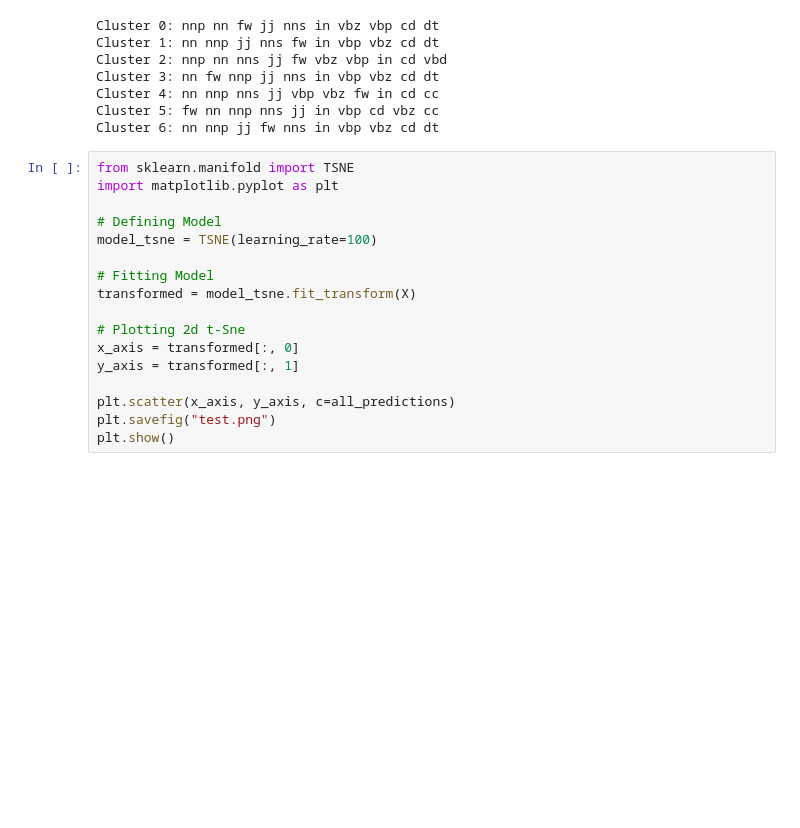
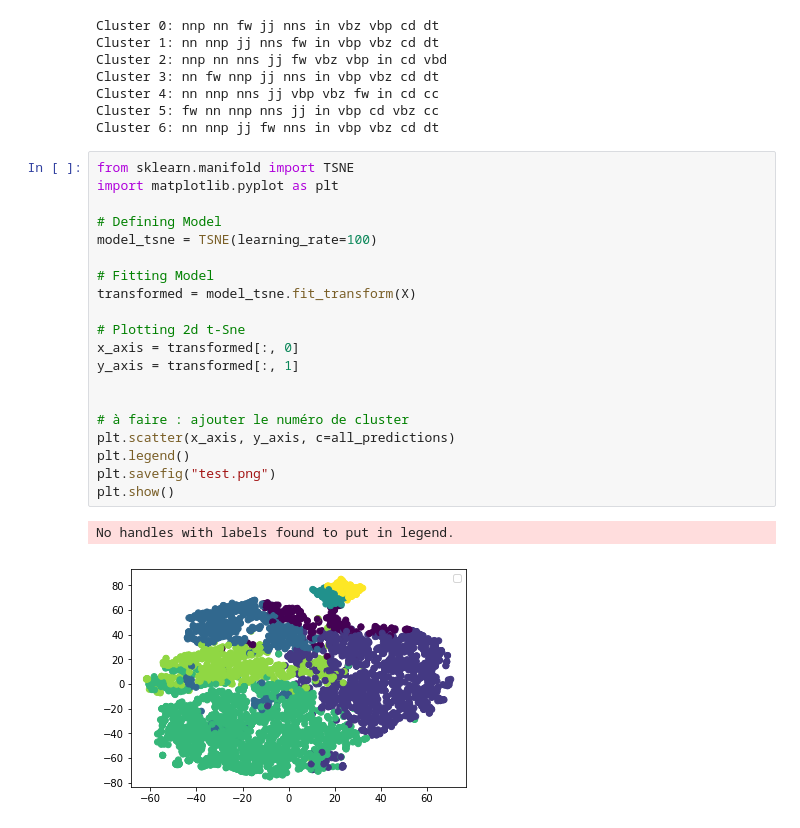
Before and after one commit to Hiebel/stylometrie_2021, a Jupyter notebook: Clustering.ipynb, the cells around one changed output. Drawn from its saved outputs; the diff is of its cells as text; blank space fills up the shorter version.

```diff
--- a/Clustering.ipynb
+++ b/Clustering.ipynb
@@ -161,17 +159,23 @@ Cluster 6: nn nnp jj fw nns in vbp vbz cd dt
 # %%
 from sklearn.manifold import TSNE
 import matplotlib.pyplot as plt
 
 # Defining Model
 model_tsne = TSNE(learning_rate=100)
 
 # Fitting Model
 transformed = model_tsne.fit_transform(X)
 
 # Plotting 2d t-Sne
 x_axis = transformed[:, 0]
 y_axis = transformed[:, 1]
 
+
+# à faire : ajouter le numéro de cluster
 plt.scatter(x_axis, y_axis, c=all_predictions)
+plt.legend()
 plt.savefig("test.png")
 plt.show()
+# %% [output]
+No handles with labels found to put in legend.
+[figure, added]
```
Also changed, not shown: parts of 2 cells of this notebook.
